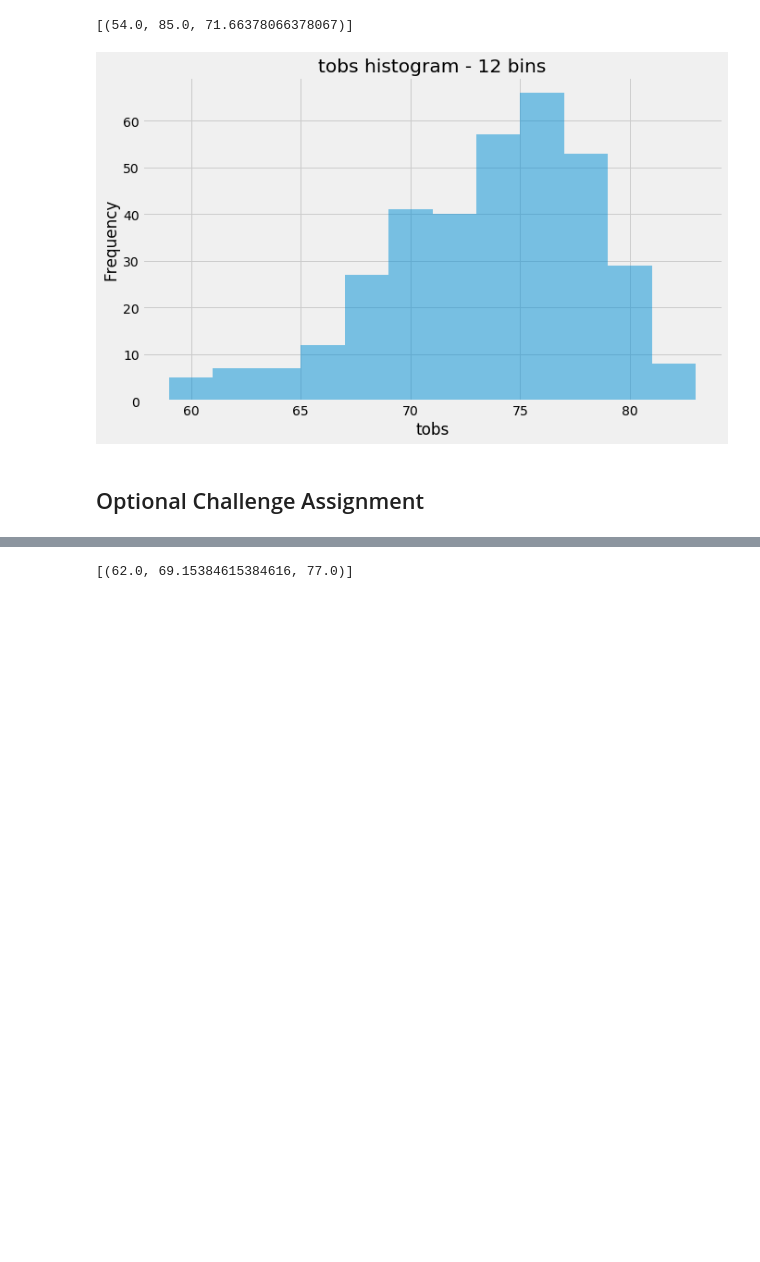
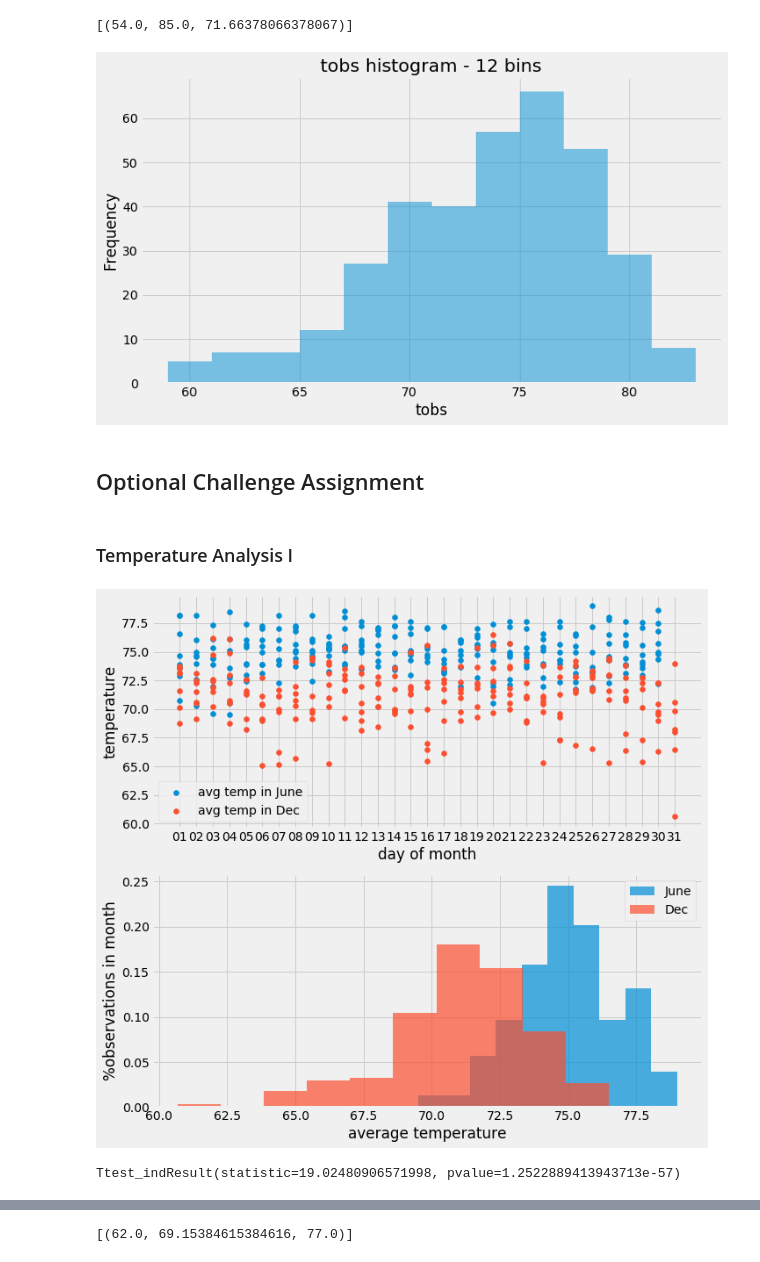
Before and after one commit to hanesy/sqlalchemy-challenge, a Jupyter notebook: climate_HY.ipynb, the cells around one changed output, grey strips where cells are left out. Cells and saved outputs as stored; diff of their text form; code cells hidden in the pictures; blank space fills up the shorter version.

Commit message:
notebook 85% there

```diff
--- a/climate_HY.ipynb
+++ b/climate_HY.ipynb
@@ -360,8 +339,64 @@ plt.figure(figsize = (10,6))
 plt.title("tobs histogram - 12 bins")
 plt.xlabel('tobs')
 df_station["tobs"].plot.hist(bins = 12, alpha = 0.5)
+plt.tight_layout()
 plt.savefig("Outputs/Tobs Histogram.png")
+plt.show()
 # %% [output]
-[figure, old version]
+[figure, new version]
 # %% [markdown]
 ## Optional Challenge Assignment
+# %% [markdown]
+### Temperature Analysis I
+# %%
+# * Hawaii is reputed to enjoy mild weather all year.
+# Is there a meaningful difference between the temperature in, for example, June and December?
+# * Identify the average temperature in June at all stations across all available years in the dataset.
+# Do the same for December temperature.
+
+#Query June and December Temperature
+session = Session(engine)
+sel = [Measurement.date, func.avg(Measurement.tobs)]
+avg_june_temps = session.query(*sel).filter(func.strftime("%m", Measurement.date) == '06').group_by(Measurement.date).all()
+avg_dec_temps = session.query(*sel).filter(func.strftime("%m", Measurement.date) == '12').group_by(Measurement.date).all()
+session.close()
+
+# Save the query results as a Pandas DataFrame and set the index to the date column
+df_june_temp = pd.DataFrame(avg_june_temps, columns=['date', 'avg_temp'])
+df_dec_temp = pd.DataFrame(avg_dec_temps, columns=['date', 'avg_temp'])
+df_june_temp = df_june_temp.sort_values('date')
+df_dec_temp = df_dec_temp.sort_values('date')
+
+#save the day of month
+df_june_temp["dayofmonth_injune"] = df_june_temp["date"].agg(lambda x: x.split("-")[2])
+df_dec_temp["dayofmonth_indec"] = df_dec_temp["date"].agg(lambda x: x.split("-")[2])
+# %%
+# Scatter Plot of Data
+plt.figure(figsize = (10,10))
+plt.subplot(2, 1, 1)
+plt.scatter(df_june_temp["dayofmonth_injune"], df_june_temp['avg_temp'], label="avg temp in June")
+plt.scatter(df_dec_temp["dayofmonth_indec"], df_dec_temp['avg_temp'], label="avg temp in Dec")
+plt.xlabel("day of month")
+plt.ylabel("temperature")
+plt.legend()
+
+plt.subplot(2, 1, 2)
+plt.hist(df_june_temp["avg_temp"], 10, density=True, alpha=0.7, label="June")
+plt.hist(df_dec_temp['avg_temp'], 10, density=True, alpha=0.7, label="Dec")
+plt.xlabel("average temperature")
+plt.ylabel("%observations in month")
+plt.legend()
+
+plt.savefig("Outputs/June vs Dec")
+plt.show()
+# %% [output]
+[figure, added]
+# %%
+# * Use the t-test to determine whether the difference in the means, if any, is statistically significant.
+# Use independent t-test: comparing the means of 2 independent samples - temperature in June vs. Decemeber.
+stats.ttest_ind(df_june_temp['avg_temp'], df_dec_temp['avg_temp'], equal_var=False)
+
+#P-value is <= .05 so the temperature differences are statistically significant.
+#We cannot reject the null that there is no difference between average temperature between June and December.
+# %% [output]
+Ttest_indResult(statistic=19.02480906571998, pvalue=1.2522889413943713e-57)
```
Also changed, not shown: parts of 24 cells of this notebook, 6 other files.
